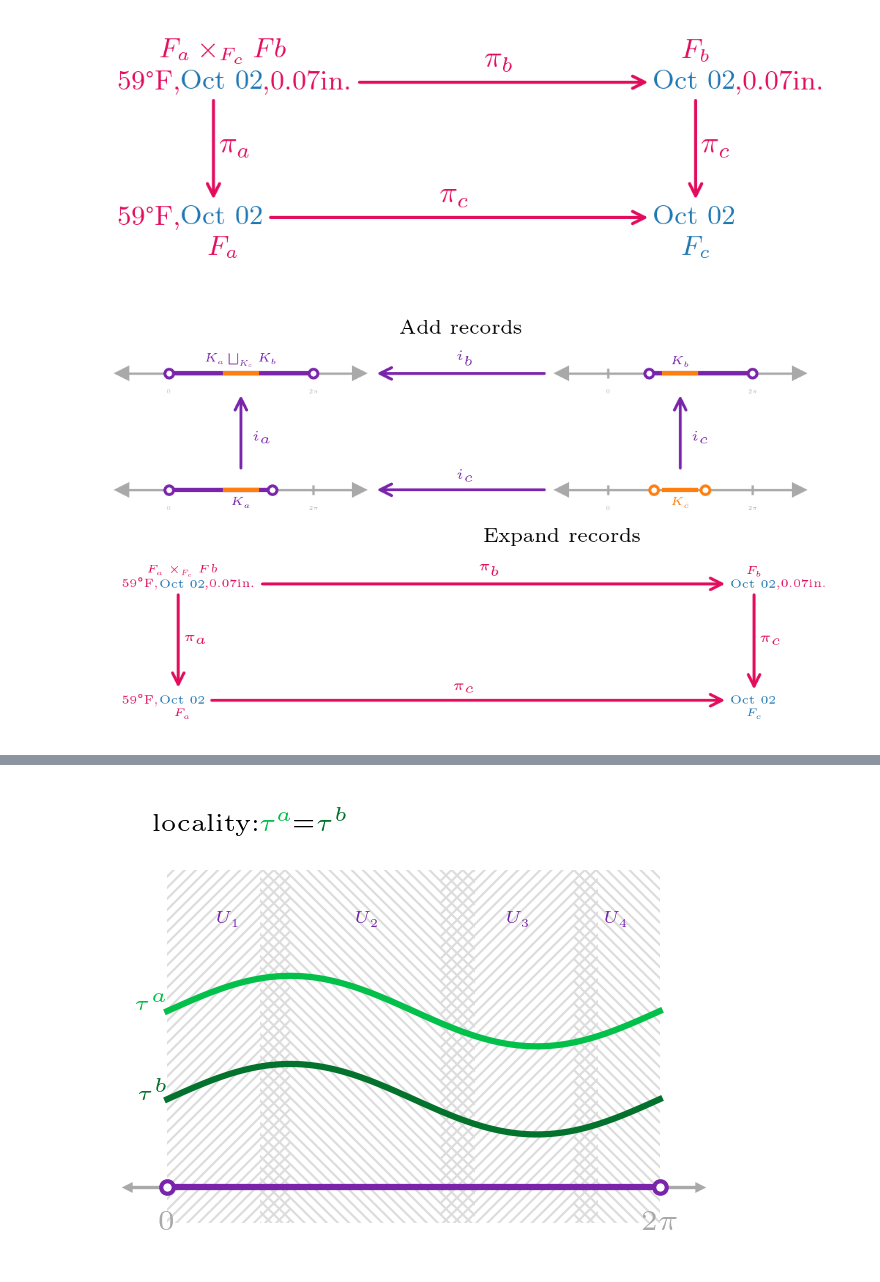
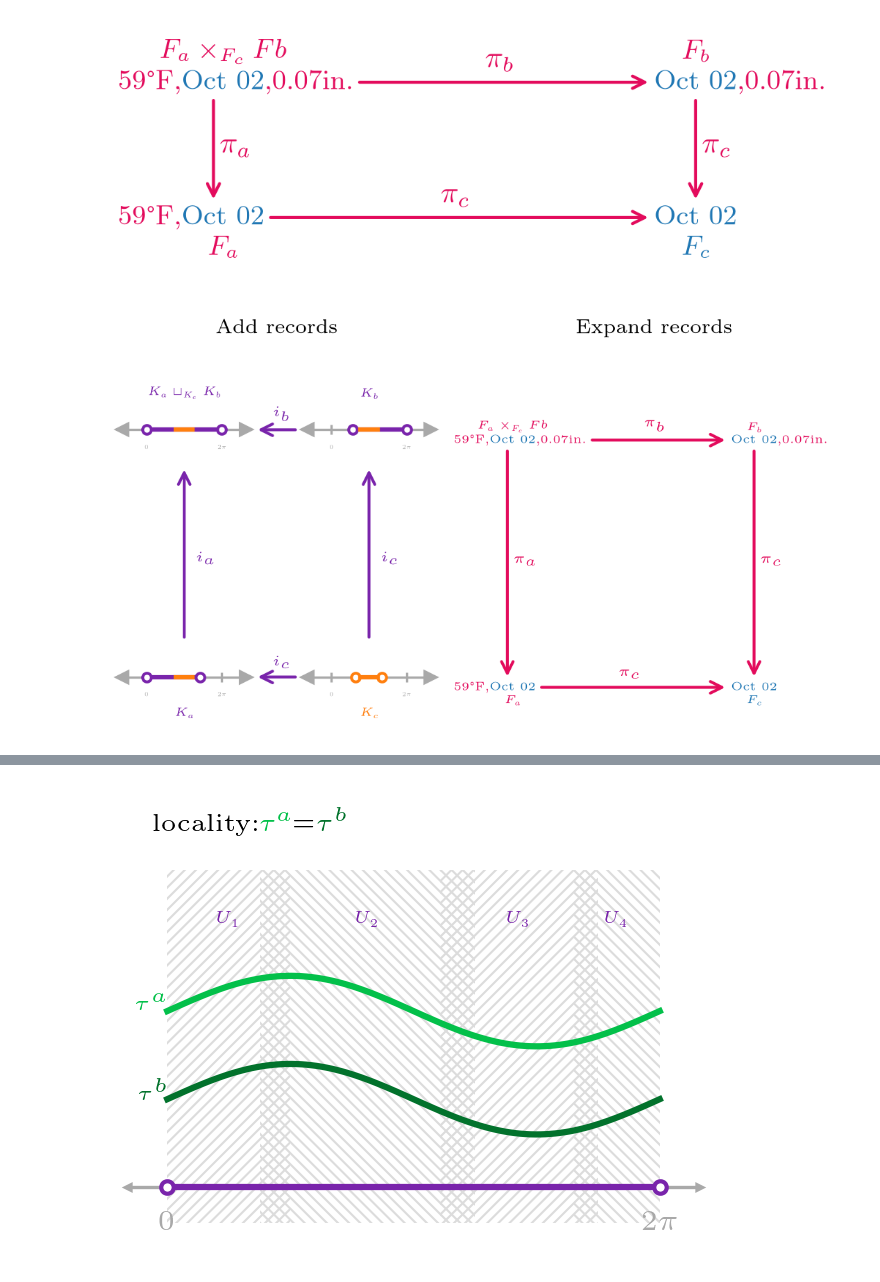
Before and after one commit to story645/team, a Jupyter notebook: paper/figcode/equation_diagrams.ipynb, the cells around one changed output, grey strips where cells are left out. Saved outputs shown, nothing was run; the diff lists cells and outputs as text; code cells hidden in the pictures.

```diff
--- a/paper/figcode/equation_diagrams.ipynb
+++ b/paper/figcode/equation_diagrams.ipynb
@@ -236,11 +236,12 @@ def plot_base(ax, fontsize_scale = 0):
     ax.set(xlim=(0,1), ylim=(0,1))
 
     axh = .2
-    axw = .35
-    y1 = -.05
-    y2 = .95-axh
+    axw = .4
+    y1 = -.1
+    y2 = .9-axh
     x1 = 0
     x2 = 1-axw
+
     axu = {lab: numberline(ax, x, y, axw, axh, (-.2, .2), fontsize_scale = fontsize_scale) for lab, (x,y) in
              [("abc", (x1, y2)), ("a", (x2, y2)), ("b", (x1, y1)), ("c", (x2, y1))]}
 
@@ -280,7 +281,7 @@ def plot_base(ax, fontsize_scale = 0):
     araabca = ax.annotate(r"$i_{a}$", (1.5, 0.5), xycoords=araabc,
                           ha='left', va='center', **text_kwargs)
 
-    akwargs = dict(xycoords='axes fraction', ha='center', fontsize=fs['small'] + fontsize_scale)
+    akwargs = dict(ha='center', fontsize=fs['small'] + fontsize_scale)
 
     p_kwargs = dict(lw = 1.5, marker= 'o', mfc='white', markersize=3)
 
@@ -288,7 +289,7 @@ def plot_base(ax, fontsize_scale = 0):
     kc_color = 'tab:orange'
     kl_color = pcd['base']
 
-    axu['c'].annotate(r"$K_c$", (.5, .25), va='top', **akwargs, color=kc_color)
+    kc_ann = axu['c'].annotate(r"$K_c$", (.5, 0), xycoords=axu['c'], va='top', **akwargs, color=kc_color)
 
 
     kc_int = [np.pi-.7, np.pi+.7]
@@ -301,16 +302,16 @@ def plot_base(ax, fontsize_scale = 0):
 
 
 
-    axu['abc'].annotate(r"$K_a\bigsqcup_{K_c}K_b$", xy=(.5, .75), va='bottom', **akwargs,
-                       color=kl_color)
+    ku_ann = axu['abc'].annotate(r"$K_a\sqcup_{K_c}K_b$", xy=(.5, 1.05), xycoords=(axu['abc']),
+                                 va='bottom', **akwargs, color=kl_color)
 
     axu['b'].plot([0, np.pi+1.35], [0,0], zorder=9, **p_kwargs, color=kl_color)
 
-    axu['a'].annotate(r"$K_b$", (.5, .75), va='bottom', **akwargs, color=kl_color,)
+    axu['a'].annotate(r"$K_b$", (.5, 0), xycoords=(kc_ann, ku_ann), va='bottom', **akwargs, color=kl_color,)
 
     axu['a'].plot( [np.pi-1.35, 2*np.pi], [0,0], zorder=9, **p_kwargs, color=kl_color)
 
-    axu['b'].annotate(r"$K_a$", (.5, 0.25), va='top', **akwargs, color=kl_color)
+    axu['b'].annotate(r"$K_a$", (.5, 1), xycoords=(ku_ann, kc_ann), va='top', **akwargs, color=kl_color)
 
 
     axu['abc'].plot([0, 2*np.pi], [0,0], **p_kwargs, zorder=9, color=kl_color)
@@ -346,8 +336,8 @@ row
 # %%
 def plot_fiber(ax, fontsize_scale=0):
     ax.set(xlim=(0,1), ylim=(0,1))
-    y1 = .0
-    y2 = .8
+    y1 = -.05
+    y2 = .75
     x1 = 0
     x2 = .9
 
@@ -413,12 +403,12 @@ fig.savefig(paper_path/'f_product.png', bbox_inches='tight')
 # %% [output]
 [figure]
 # %%
-fig, axd = plt.subplot_mosaic([['k'], ['f']], figsize=(3.5, 2), layout='compressed')
+fig, axd = plt.subplot_mosaic([['k', 'f']], figsize=(3.5, 2), layout='compressed')
 plot_base(axd['k'], fontsize_scale=-5)
 plot_fiber(axd['f'], fontsize_scale=-5)
 axd['k'].text(.5, 1.1, "Add records", fontsize=fs['heading']-5, ha='center', va='bottom')
 axd['f'].text(.65, 1.1, "Expand records", fontsize=fs['heading']-5, ha='center', va='bottom')
 fig.savefig(paper_path/'more_records.pdf', bbox_inches='tight', backend='pgf')
 fig.savefig(paper_path/'more_records.png', bbox_inches='tight', dpi=300)
 # %% [output]
-[figure, old version]
+[figure, new version]
```
Also changed, not shown: parts of 6 cells of this notebook, 17 other files.
